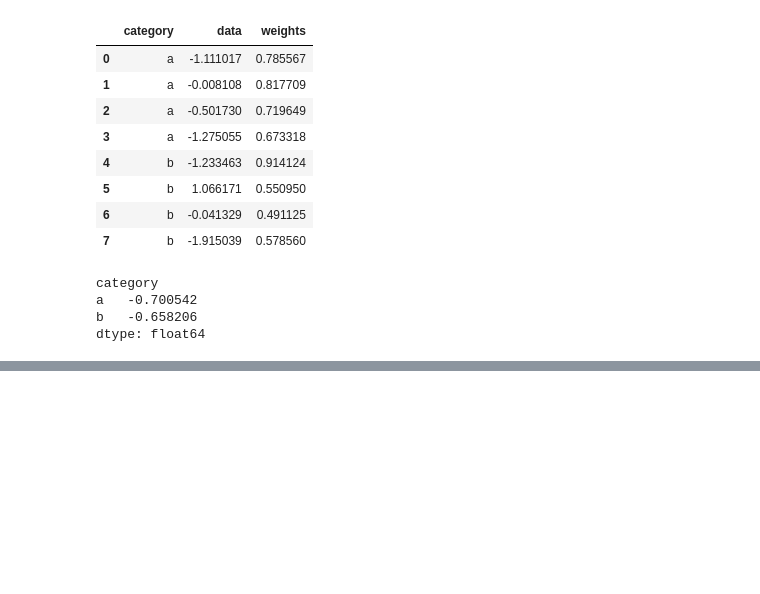
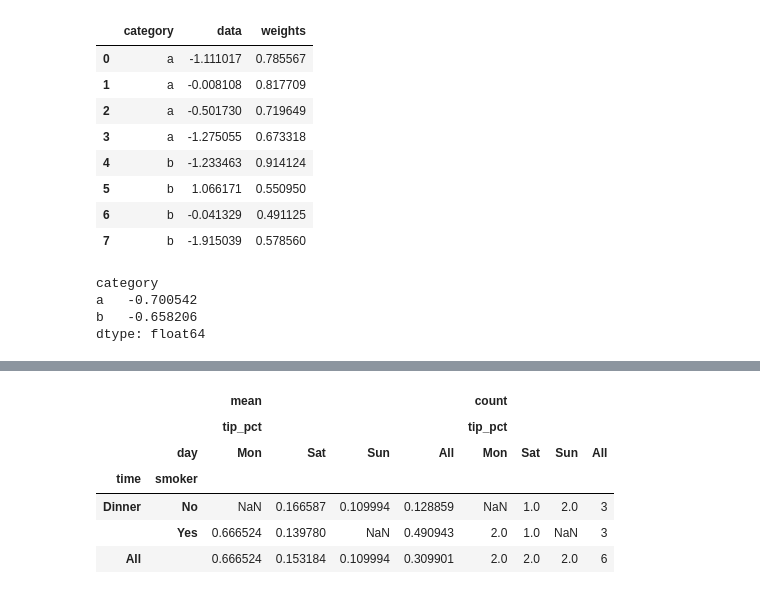
Before and after one commit to NinelieAimer/PythonLearning, a Jupyter notebook: analysisData/dataGrouping/dataGrouping.ipynb, the cells around one changed output, grey strips where cells are left out. Cells and saved outputs as stored; diff of their text form; code cells hidden in the pictures; blank space fills up the shorter version.

Commit message:
finish dataGrouping

```diff
--- a/analysisData/dataGrouping/dataGrouping.ipynb
+++ b/analysisData/dataGrouping/dataGrouping.ipynb
@@ -728,0 +721,9 @@ def regress(data,yvars,xvars):
+# %%
+df=pd.DataFrame(np.zeros((6,7)),columns=['total_bill','tip','smoker','day','time','size','tip_pct'])
+df['total_bill']=[16.99,10.34,21.01,23.68,24.59,25.29]
+df['tip']=[1.01,1.66,3.50,3.31,3.61,4.17]
+df['smoker']=['No','No','No','Yes','Yes','Yes']
+df['day']=['Sun','Sun','Sat','Sat','Mon','Mon']
+df['time']=['Dinner','Dinner','Dinner','Dinner','Dinner','Dinner']
+df['size']=[2,3,3,2,4,4]
+df['tip_pct']=[0.059447,0.160542,0.166587,0.139780,0.146808,1.186240]
@@ -728,0 +759,10 @@ def regress(data,yvars,xvars):
+# %%
+df.pivot_table(['tip_pct'],index=['time','smoker'],columns=['day'],aggfunc=['mean','count'],margins=True)
+# %% [output]
+|  |  | mean |  |  |  | count |  |  |  |
+|  |  | tip_pct |  |  |  | tip_pct |  |  |  |
+|  | day | Mon | Sat | Sun | All | Mon | Sat | Sun | All |
+| time | smoker |  |  |  |  |  |  |  |  |
+| Dinner | No | NaN | 0.166587 | 0.109994 | 0.128859 | NaN | 1.0 | 2.0 | 3 |
+|  | Yes | 0.666524 | 0.139780 | NaN | 0.490943 | 2.0 | 1.0 | NaN | 3 |
+| All |  | 0.666524 | 0.153184 | 0.109994 | 0.309901 | 2.0 | 2.0 | 2.0 | 6 |
```
Also changed, not shown: parts of 5 cells of this notebook, 5 other files.
